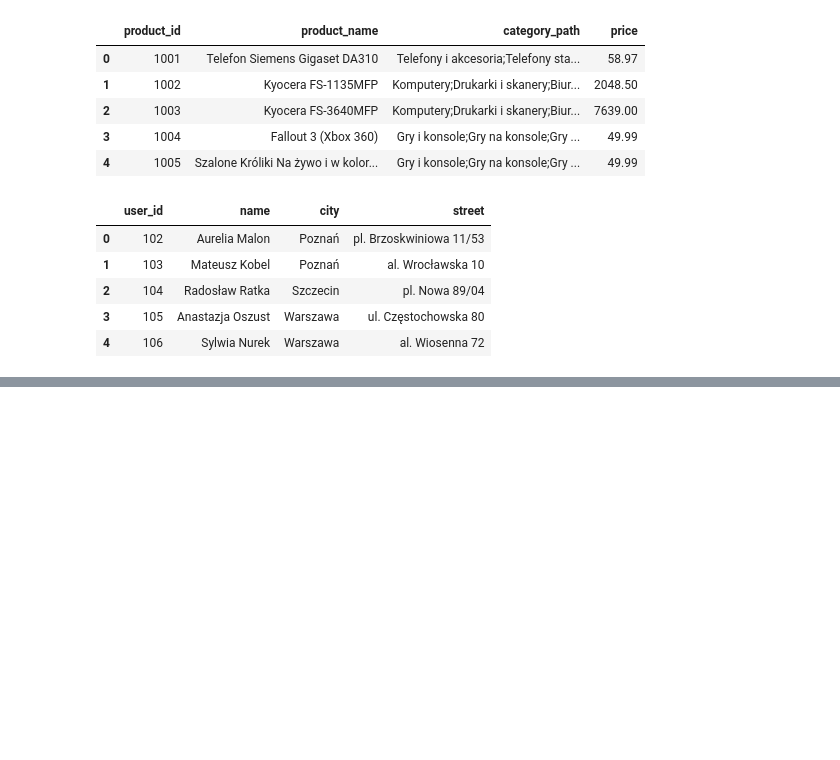
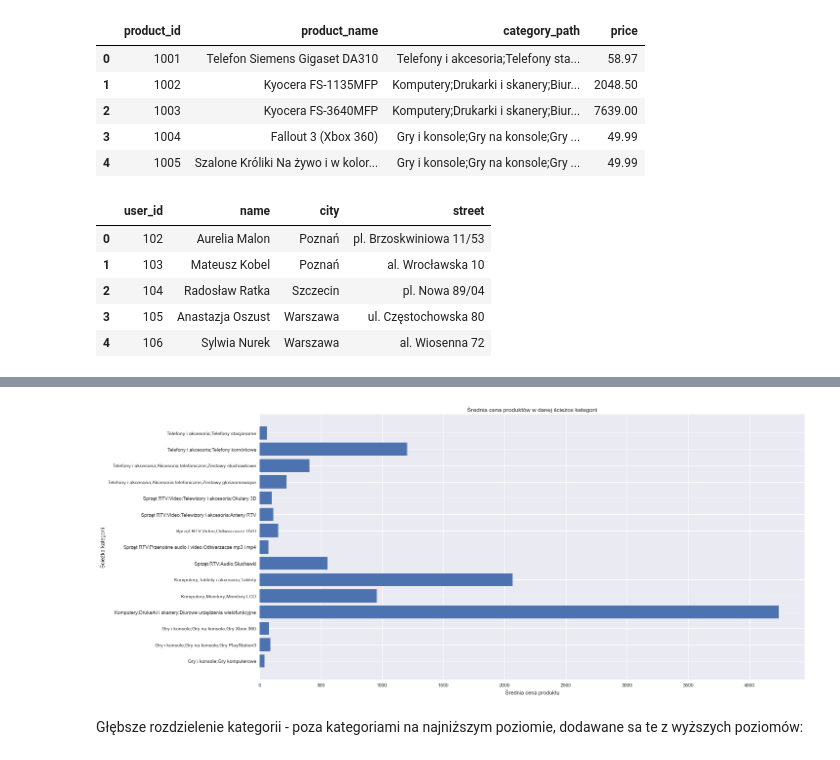
Before and after one commit to lukasz-staniszewski/purchase-in-session-analysis, a Jupyter notebook: notebooks/Explore_data.ipynb, the cells around one changed output, grey strips where cells are left out. Saved outputs shown, nothing was run; the diff lists cells and outputs as text; code cells hidden in the pictures; blank space fills up the shorter version.

```diff
--- a/notebooks/Explore_data.ipynb
+++ b/notebooks/Explore_data.ipynb
@@ -78,0 +164,3 @@ QgridWidget(grid_options={'fullWidthRows': True, 'syncColumnCellResize': True, '
+# %%
+df_categories_means = df_products.groupby('category_path')['price'].mean()
+df_categories_means
@@ -78,0 +185,11 @@ QgridWidget(grid_options={'fullWidthRows': True, 'syncColumnCellResize': True, '
+# %%
+plt.figure(figsize=(20, 10))
+plt.barh(df_products['category_path'].value_counts().keys().sort_values(), df_categories_means)
+plt.title('Średnia cena produktów w danej ścieżce kategorii')
+plt.xlabel('Średnia cena produktu')
+plt.ylabel('Ścieżka kategorii')
+plt.show()
+# %% [output]
+[figure, added]
+# %% [markdown]
+Głębsze rozdzielenie kategorii - poza kategoriami na najniższym poziomie, dodawane sa te z wyższych poziomów:
```
Also changed, not shown: parts of 166 cells of this notebook.
